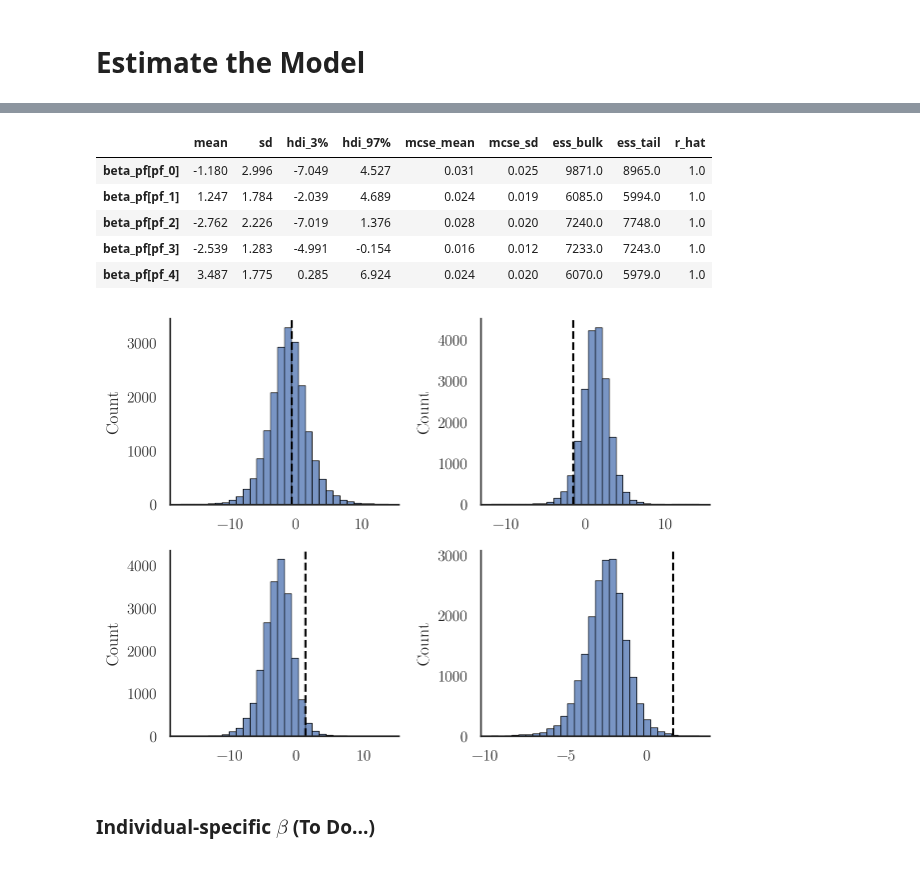
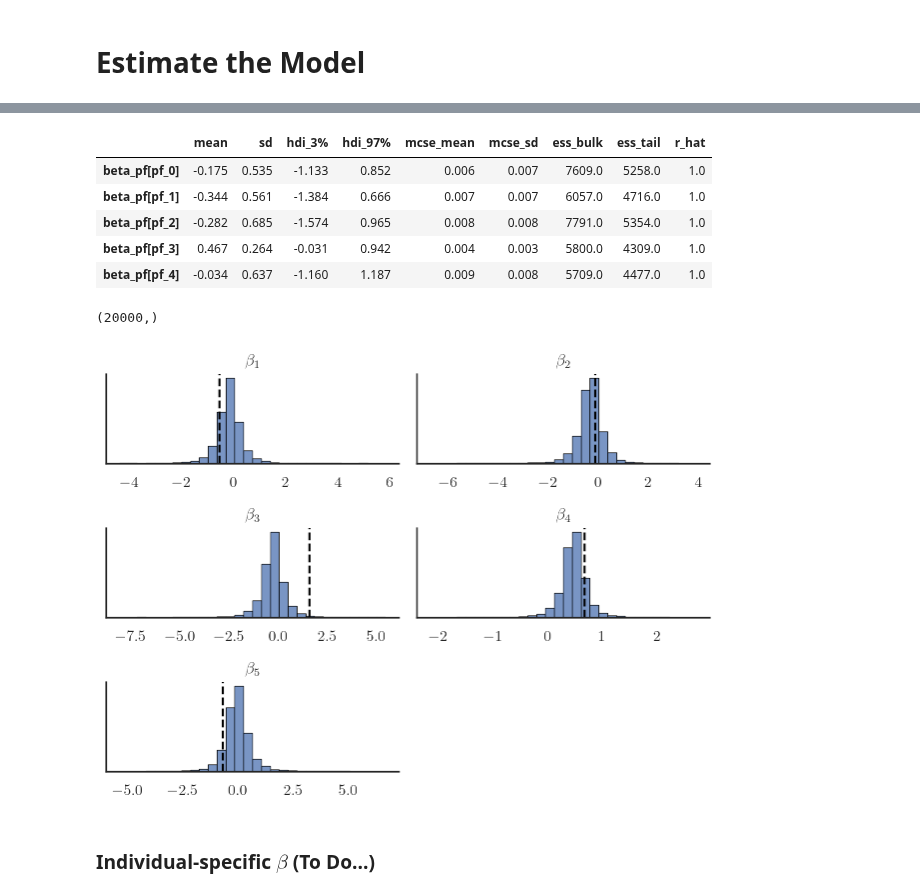
Before and after one commit to dyavorsky/likert_dualresponse, a Jupyter notebook: notebooks/likert_dualresponse.ipynb, the cells around one changed output, grey strips where cells are left out. Cells and saved outputs as stored; diff of their text form; code cells hidden in the pictures.

```diff
--- a/notebooks/likert_dualresponse.ipynb
+++ b/notebooks/likert_dualresponse.ipynb
@@ -11,7 +11,7 @@ from matplotlib import pyplot as plt
 WARNING (pytensor.tensor.blas): Using NumPy C-API based implementation for BLAS functions.
 # %%
 %config InlineBackend.figure_format='retina'
-sns.set_theme(context='notebook', style='white', font="Latin Modern Roman", rc = {"axes.spines.right": False, "axes.spines.top": False})
+sns.set_theme(context='notebook', style='white', font="Latin Modern Roman", rc = {"axes.spines.right": False, "axes.spines.top": False, "text.usetex": True,})
 # %% [markdown]
 # Simulate some data
 
@@ -51,7 +51,7 @@ def make_data(params, heterogeneous=False):
     # individual_features = np.random.normal(0, 0.1, (N, M))
     # individual_features = np.zeros((N, M))
     individual_features = ...
-    product_features = np.random.normal(0, 0.2, (J, K))
+    product_features = np.random.normal(-1, 0.2, (J, K))
     π = np.random.dirichlet([1] * W, 1).flatten().cumsum()
     β_ind = ...
     # β_ind = np.random.normal(0, 1, M)
@@ -99,7 +99,7 @@ def make_data(params, heterogeneous=False):
 
     return d
 
-params = {"N": 200, "J": 3, "K": 5, "M": 2, "W": 4}
+params = {"N": 10000, "J": 3, "K": 5, "M": 2, "W": 4}
 
 df = make_data(params)
 # %% [markdown]
@@ -197,7 +184,7 @@ with pm.Model(coords=coords) as model_1:
     ## Construct Utility matrix
 
     s_good = beta_p @ df["product_features"].T
-    s = pm.math.concatenate([s_good, np.zeros((N, 1))], axis=1)
+    s = pm.math.concatenate([np.zeros((N, 1)), s_good], axis=1)
 
     ## Apply Softmax Transform
     p_ = pm.Deterministic("p", pm.math.softmax(s, axis=1), dims=("obs", "products"))
@@ -230,29 +217,39 @@ Sampling: [y_cat]
 az.summary(idata_m1, var_names=["beta_pf"])
 # %% [output]
 |  | mean | sd | hdi_3% | hdi_97% | mcse_mean | mcse_sd | ess_bulk | ess_tail | r_hat |
-| beta_pf[pf_0] | -1.180 | 2.996 | -7.049 | 4.527 | 0.031 | 0.025 | 9871.0 | 8965.0 | 1.0 |
-| beta_pf[pf_1] | 1.247 | 1.784 | -2.039 | 4.689 | 0.024 | 0.019 | 6085.0 | 5994.0 | 1.0 |
-| beta_pf[pf_2] | -2.762 | 2.226 | -7.019 | 1.376 | 0.028 | 0.020 | 7240.0 | 7748.0 | 1.0 |
-| beta_pf[pf_3] | -2.539 | 1.283 | -4.991 | -0.154 | 0.016 | 0.012 | 7233.0 | 7243.0 | 1.0 |
-| beta_pf[pf_4] | 3.487 | 1.775 | 0.285 | 6.924 | 0.024 | 0.020 | 6070.0 | 5979.0 | 1.0 |
+| beta_pf[pf_0] | -0.175 | 0.535 | -1.133 | 0.852 | 0.006 | 0.007 | 7609.0 | 5258.0 | 1.0 |
+| beta_pf[pf_1] | -0.344 | 0.561 | -1.384 | 0.666 | 0.007 | 0.007 | 6057.0 | 4716.0 | 1.0 |
+| beta_pf[pf_2] | -0.282 | 0.685 | -1.574 | 0.965 | 0.008 | 0.008 | 7791.0 | 5354.0 | 1.0 |
+| beta_pf[pf_3] | 0.467 | 0.264 | -0.031 | 0.942 | 0.004 | 0.003 | 5800.0 | 4309.0 | 1.0 |
+| beta_pf[pf_4] | -0.034 | 0.637 | -1.160 | 1.187 | 0.009 | 0.008 | 5709.0 | 4477.0 | 1.0 |
 # %%
 post = az.extract(idata_m1)
+# %%
+post["beta_pf"][0, :].shape
+# %% [output]
+(20000,)
 # %%
-fig, axs = plt.subplots(2, 2)
+fig, axs = plt.subplots(3, 2)
 
-for i in range(4):
+for i in range(6):
     plt.sca(axs.flatten()[i])
+    if i >= K:
+        plt.gca().axis('off')
+        continue
     sns.histplot(
         post["beta_pf"][i, :],
         bins=30,
         ec="black",
     )
     plt.axvline(df["latent_β_prod"][0, i], linestyle="dashed", color="black")
+    plt.title(rf"$\beta_{i+1}$")
+    plt.ylabel(None)
+    plt.yticks([])
 
 plt.tight_layout()
 plt.show()
 # %% [output]
-[figure, old version]
+[figure, new version]
 # %% [markdown]
 ### Individual-specific $\beta$ (To Do...)
 # %%
```
Also changed, not shown: parts of 7 cells of this notebook.
